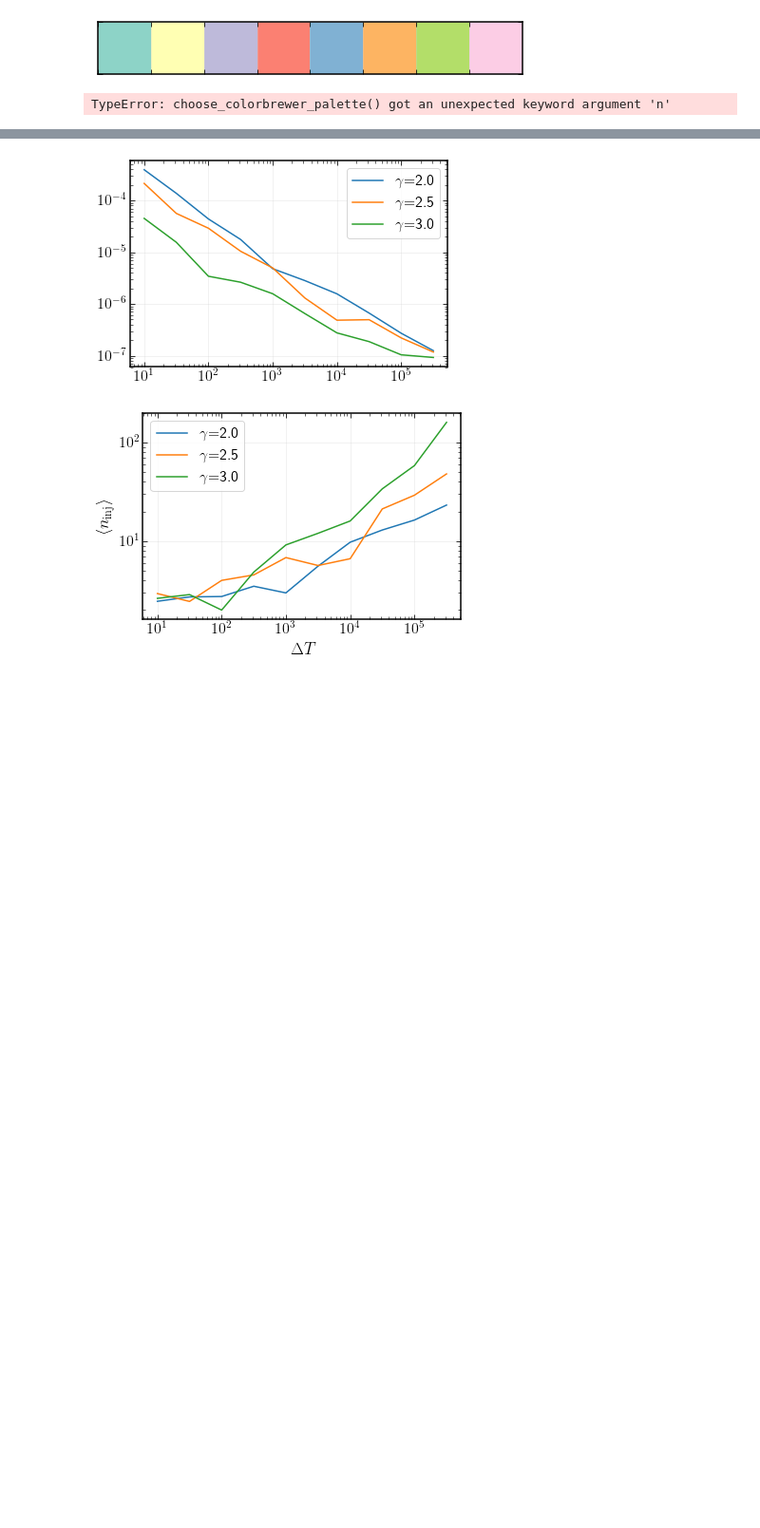
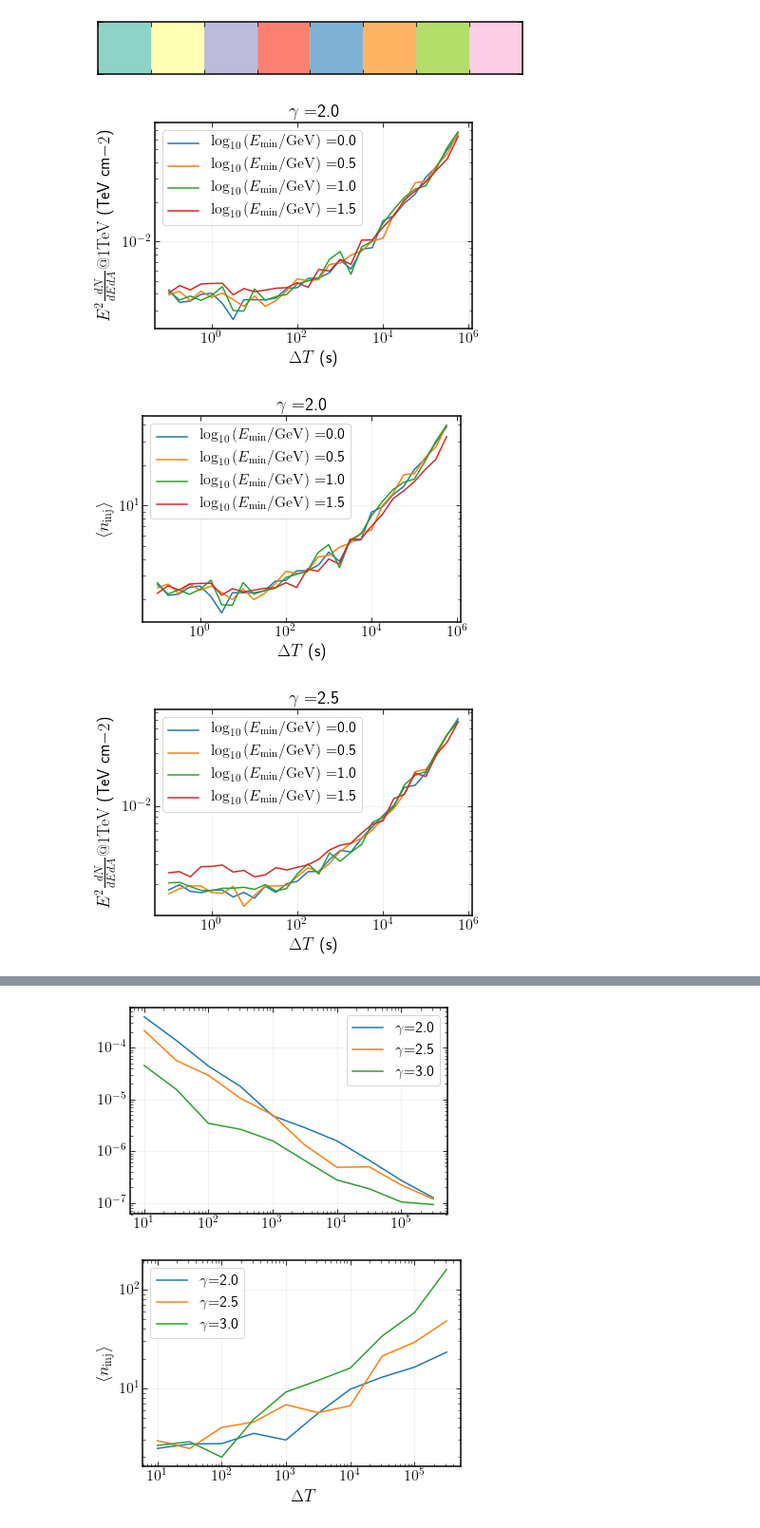
Before and after one commit to apizzuto/Novae, a Jupyter notebook: python3/notebooks/stacking_sensitivity.ipynb, the cells around one changed output, grey strips where cells are left out. Shown at 95% size. Cells and saved outputs as stored; diff of their text form; code cells hidden in the pictures; blank space fills up the shorter version.

```diff
--- a/python3/notebooks/stacking_sensitivity.ipynb
+++ b/python3/notebooks/stacking_sensitivity.ipynb
@@ -23,10 +23,6 @@ mpl.style.use('/home/apizzuto/Nova/python3/scripts/novae_plots.mplstyle')
 sns.palplot(sns.color_palette("Set3", 8))
 # %% [output]
 [figure]
-# %%
-sns.choose_colorbrewer_palette('qualitative', n=9, desat=0.5)
-# %% [output]
-TypeError: choose_colorbrewer_palette() got an unexpected keyword argument 'n'
 # %%
 trials_path = '/home/apizzuto/Nova/python3/scripts/stacking_sens_res/'
 # %%
@@ -42,0 +55,28 @@ event_sensitivity = {gamma: np.array([results[gamma][ii]['n_sig'] for ii in np.r
+# %%
+gammas = [2.0, 2.5, 3.0]
+for gamma in gammas:
+    for cut in [0.0, 0.5, 1.0, 1.5]:
+        sens, _ = find_sens(cut)
+        lab = 'None' if cut is None else "$\log_{10}\Big(E_{\mathrm{min}} / \mathrm{GeV} \Big) = $" + f"{cut}"
+        plt.plot(delta_ts, sens[gamma], label=lab)
+    plt.title('$\gamma = $' + f"{gamma:.1f}")
+    plt.xlabel('$\Delta T$ (s)')
+    plt.ylabel(r'$E^2 \frac{dN}{dEdA} @ 1 \mathrm{TeV}$ (TeV cm${-2}$)')
+    plt.loglog()
+    plt.legend()
+    plt.show()
+
+    for cut in [0.0, 0.5, 1.0, 1.5]:
+        sens, _ = find_sens(cut, events=True)
+        lab = 'None' if cut is None else "$\log_{10}\Big(E_{\mathrm{min}} / \mathrm{GeV} \Big) = $" + f"{cut}"
+        plt.plot(delta_ts, sens[gamma], label=lab)
+    plt.title('$\gamma = $' + f"{gamma:.1f}")
+    plt.xlabel('$\Delta T$ (s)')
+    plt.ylabel(r'$\langle n_{\mathrm{inj}} \rangle$')
+    plt.loglog()
+    plt.legend()
+    plt.show()
+# %% [output]
+[figure, added]
+[figure, added]
+[figure, added]
```
Also changed, not shown: parts of 2 cells of this notebook, 1 other file.
